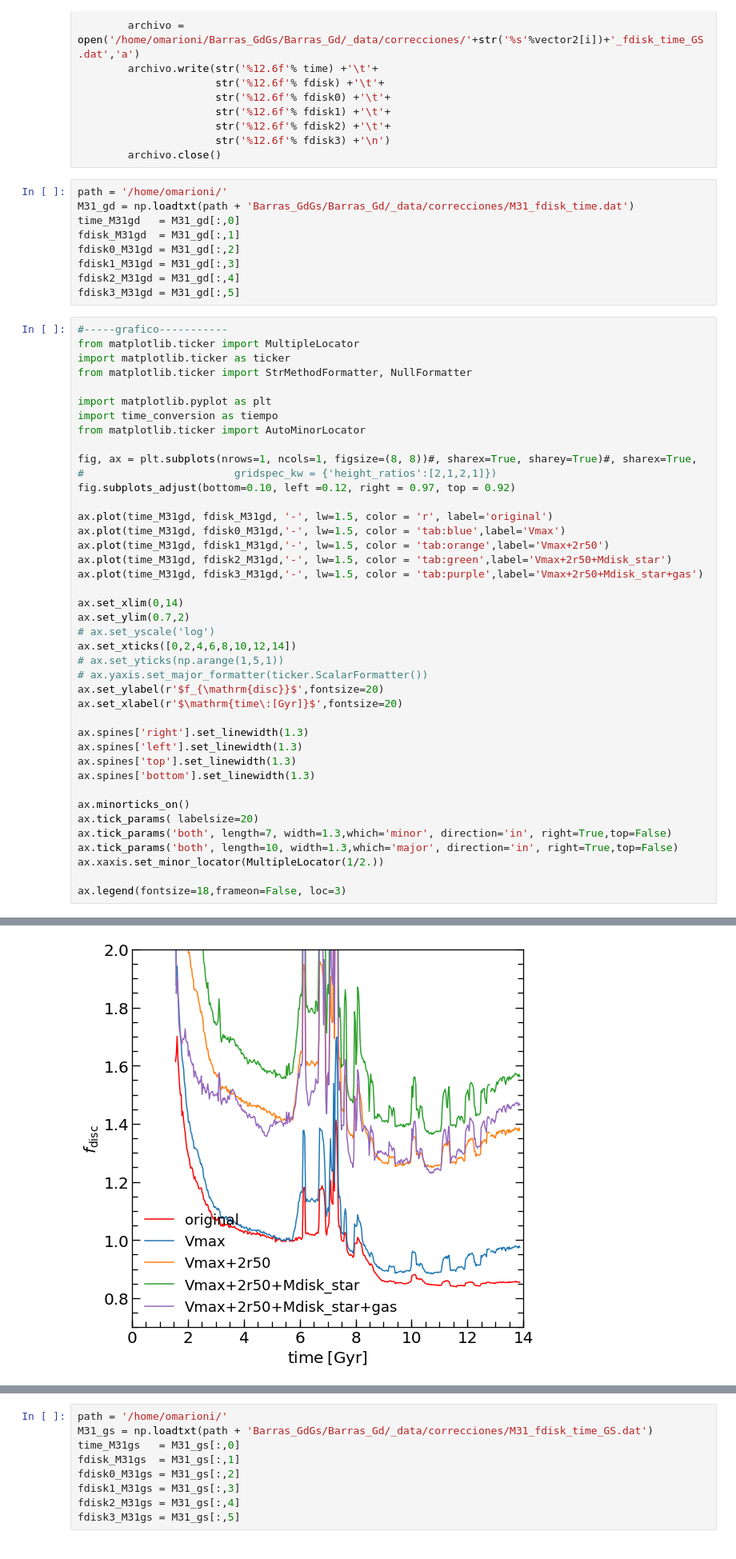
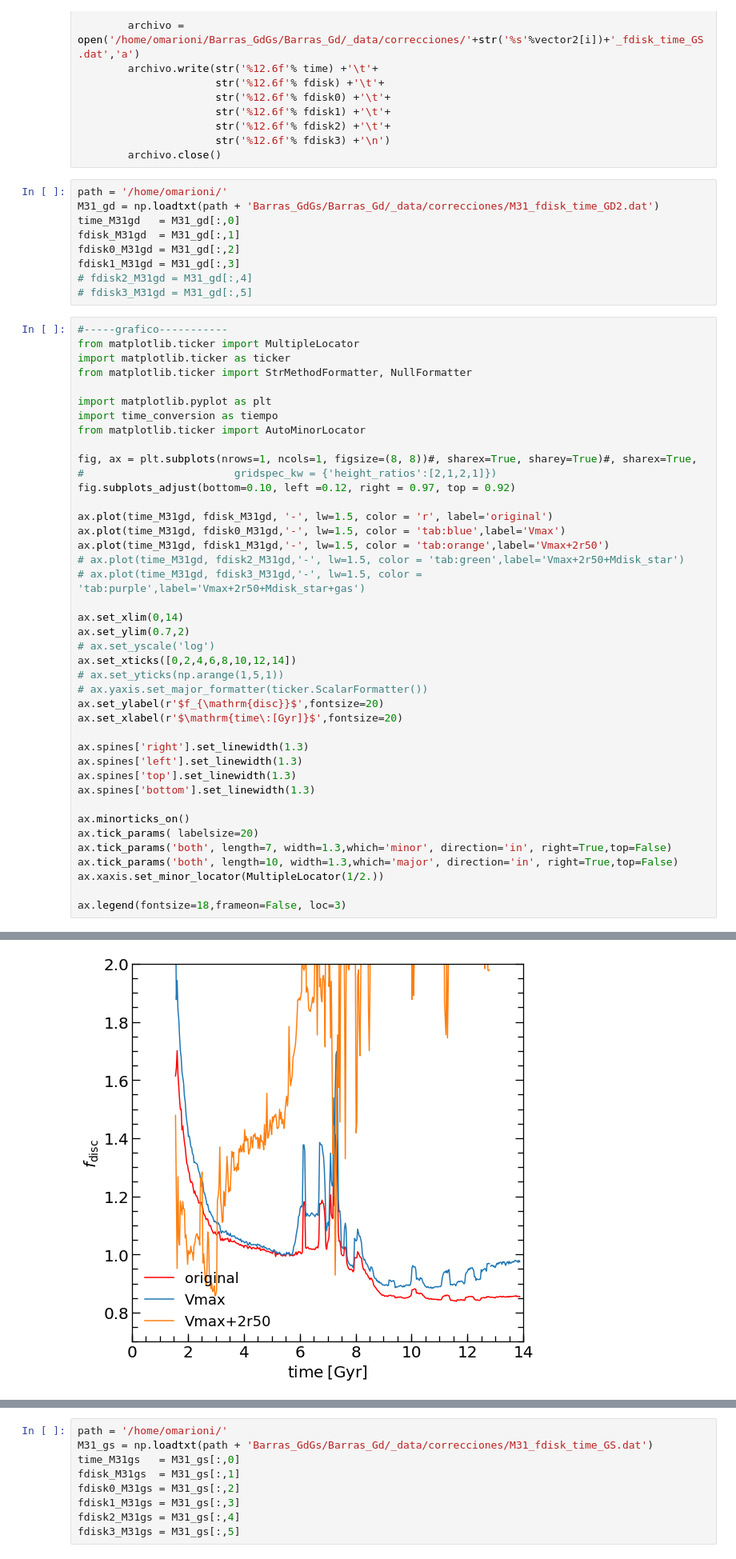
Before and after one commit to ornemarioni/Barras_GdGs, a Jupyter notebook: Barras_Gd/programs/fdisk_test_referee.ipynb, the cells around one changed output, grey strips where cells are left out. Shown at 80% size. Saved outputs shown, nothing was run; the diff lists cells and outputs as text.

Commit message:
calculamos el fdisk con los parametros de disco exponencial

```diff
--- a/Barras_Gd/programs/fdisk_test_referee.ipynb
+++ b/Barras_Gd/programs/fdisk_test_referee.ipynb
@@ -317,13 +346,13 @@ for j in range(len(snapshot)-1,0,-1):
         archivo.close()
 # %%
 path = '/home/omarioni/'
-M31_gd = np.loadtxt(path + 'Barras_GdGs/Barras_Gd/_data/correcciones/M31_fdisk_time.dat')
+M31_gd = np.loadtxt(path + 'Barras_GdGs/Barras_Gd/_data/correcciones/M31_fdisk_time_GD2.dat')
 time_M31gd   = M31_gd[:,0]
 fdisk_M31gd  = M31_gd[:,1]
 fdisk0_M31gd = M31_gd[:,2]
 fdisk1_M31gd = M31_gd[:,3]
-fdisk2_M31gd = M31_gd[:,4]
-fdisk3_M31gd = M31_gd[:,5]
+# fdisk2_M31gd = M31_gd[:,4]
+# fdisk3_M31gd = M31_gd[:,5]
 # %%
 #-----grafico-----------
 from matplotlib.ticker import MultipleLocator
@@ -338,35 +367,35 @@ fig, ax = plt.subplots(nrows=1, ncols=1, figsize=(8, 8))#, sharex=True, sharey=T
 #                        gridspec_kw = {'height_ratios':[2,1,2,1]})
 fig.subplots_adjust(bottom=0.10, left =0.12, right = 0.97, top = 0.92)
 
 ax.plot(time_M31gd, fdisk_M31gd, '-', lw=1.5, color = 'r', label='original')
 ax.plot(time_M31gd, fdisk0_M31gd,'-', lw=1.5, color = 'tab:blue',label='Vmax')
 ax.plot(time_M31gd, fdisk1_M31gd,'-', lw=1.5, color = 'tab:orange',label='Vmax+2r50')
-ax.plot(time_M31gd, fdisk2_M31gd,'-', lw=1.5, color = 'tab:green',label='Vmax+2r50+Mdisk_star')
-ax.plot(time_M31gd, fdisk3_M31gd,'-', lw=1.5, color = 'tab:purple',label='Vmax+2r50+Mdisk_star+gas')
+# ax.plot(time_M31gd, fdisk2_M31gd,'-', lw=1.5, color = 'tab:green',label='Vmax+2r50+Mdisk_star')
+# ax.plot(time_M31gd, fdisk3_M31gd,'-', lw=1.5, color = 'tab:purple',label='Vmax+2r50+Mdisk_star+gas')
 
 ax.set_xlim(0,14)
 ax.set_ylim(0.7,2)
 # ax.set_yscale('log')
 ax.set_xticks([0,2,4,6,8,10,12,14])
 # ax.set_yticks(np.arange(1,5,1))
 # ax.yaxis.set_major_formatter(ticker.ScalarFormatter())
 ax.set_ylabel(r'$f_{\mathrm{disc}}$',fontsize=20)
 ax.set_xlabel(r'$\mathrm{time\:[Gyr]}$',fontsize=20)
 
 ax.spines['right'].set_linewidth(1.3)
 ax.spines['left'].set_linewidth(1.3)
 ax.spines['top'].set_linewidth(1.3)
 ax.spines['bottom'].set_linewidth(1.3)
 
 ax.minorticks_on()
 ax.tick_params( labelsize=20)
 ax.tick_params('both', length=7, width=1.3,which='minor', direction='in', right=True,top=False)
 ax.tick_params('both', length=10, width=1.3,which='major', direction='in', right=True,top=False)
 ax.xaxis.set_minor_locator(MultipleLocator(1/2.))
 
 ax.legend(fontsize=18,frameon=False, loc=3)
 # %% [output]
 <matplotlib.legend.Legend at 0x...>
-[figure, old version]
+[figure, new version]
 # %%
 path = '/home/omarioni/'
```
Also changed, not shown: parts of 5 cells of this notebook, 1 other file.
